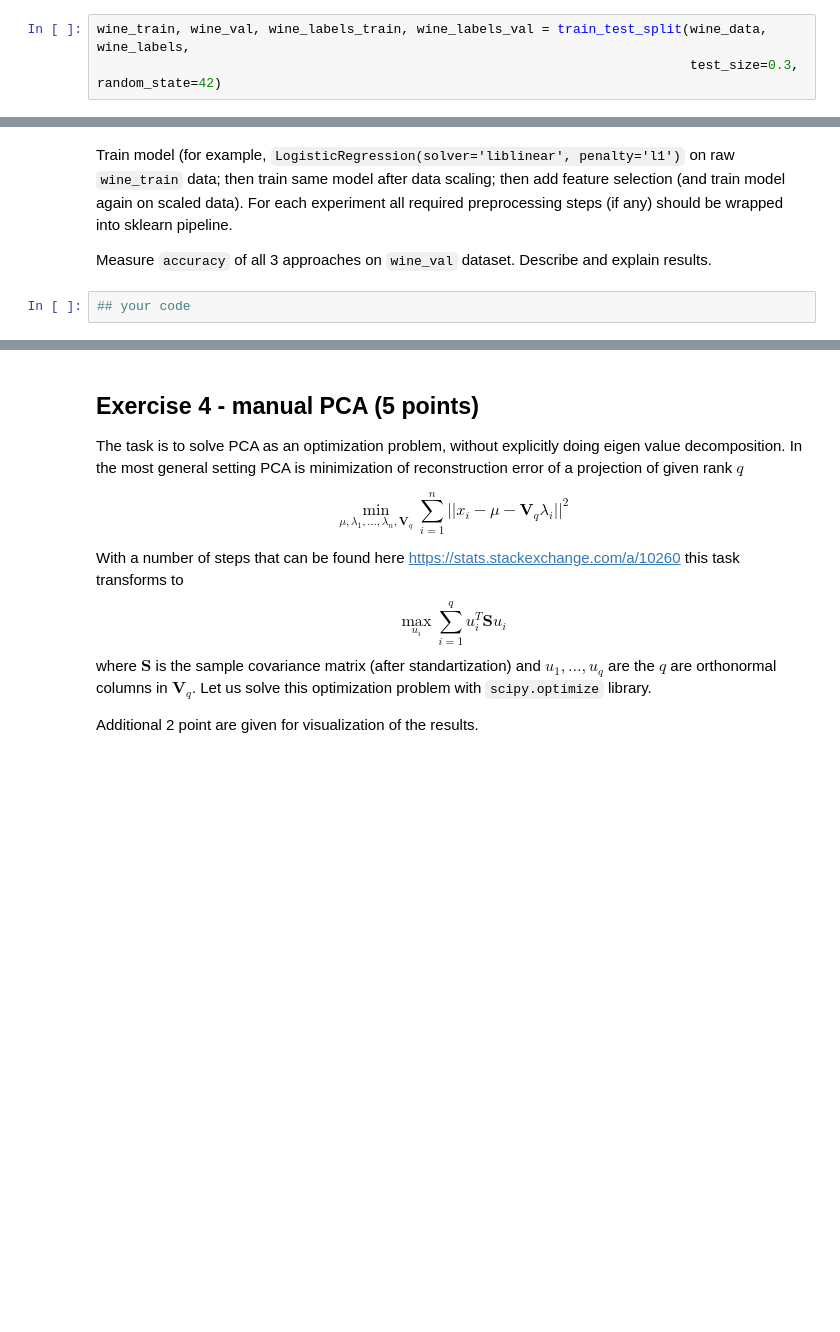
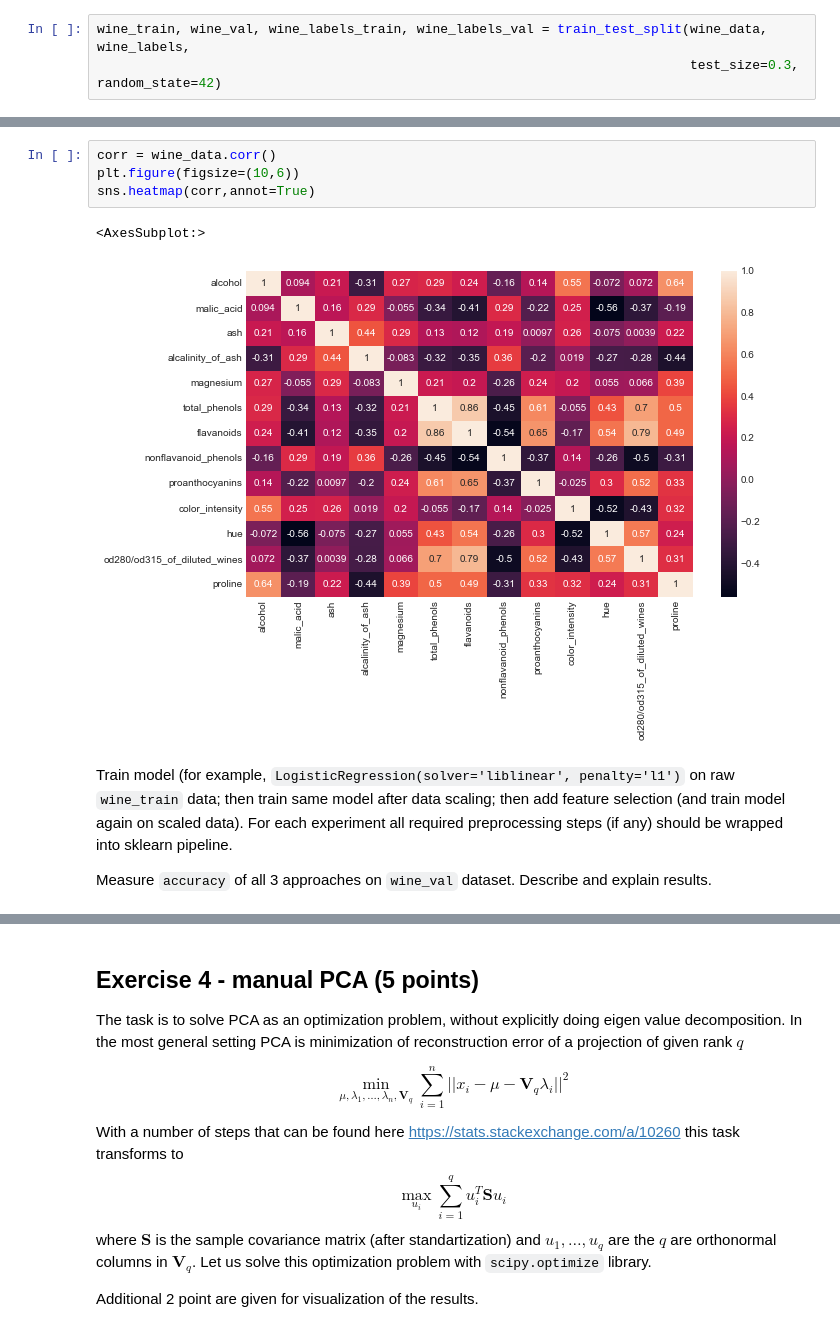
Before and after one commit to devbrest/6_feature_engineering_selection, a Jupyter notebook: homework.ipynb, the cells around one changed output, grey strips where cells are left out. Saved outputs shown, nothing was run; the diff lists cells and outputs as text; blank space fills up the shorter version.

```diff
--- a/homework.ipynb
+++ b/homework.ipynb
@@ -141,6 +259,11 @@ wine_train, wine_val, wine_labels_train, wine_labels_val = train_test_split(wine
+# %%
+corr = wine_data.corr()
+plt.figure(figsize=(10,6))
+sns.heatmap(corr,annot=True)
+# %% [output]
+<AxesSubplot:>
+[figure, added]
 # %% [markdown]
 Train model (for example, `LogisticRegression(solver='liblinear', penalty='l1')` on raw `wine_train` data; then train same model after data scaling; then add feature selection (and train model again on scaled data). For each experiment all required preprocessing steps (if any) should be wrapped into sklearn pipeline.
 
 Measure `accuracy` of all 3 approaches on `wine_val` dataset. Describe and explain results.
-# %%
-## your code
```
Also changed, not shown: parts of 26 cells of this notebook.
